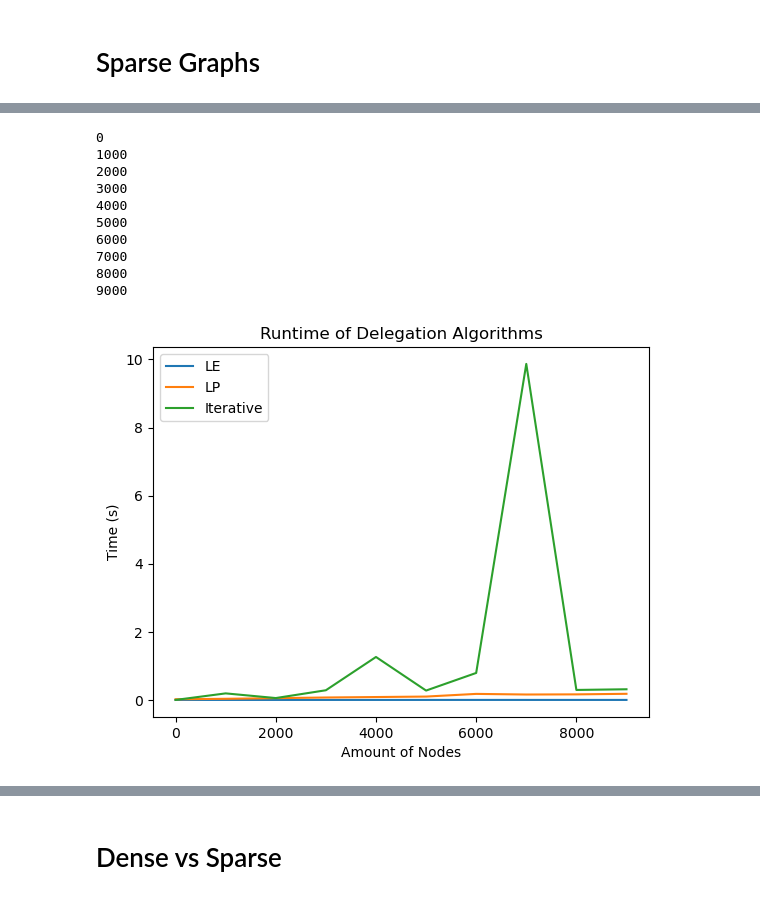
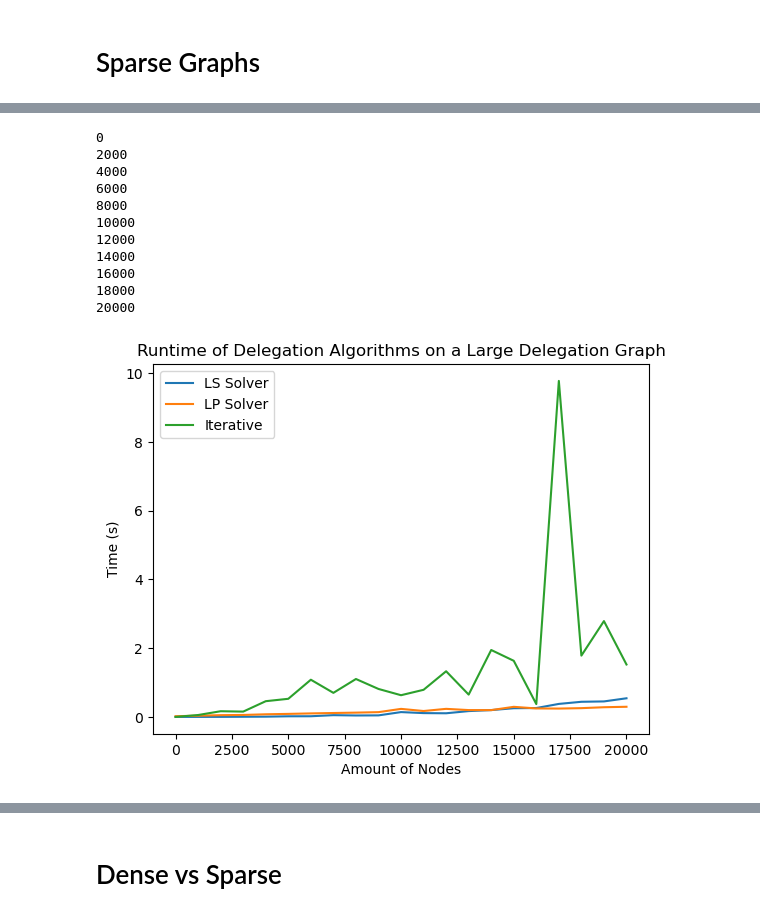
Before and after one commit to dedis/student_25_liquid_democracy, a Jupyter notebook: Benchmarking/runtime_exploration.ipynb, the cells around one changed output, grey strips where cells are left out. Cells and saved outputs as stored; diff of their text form; code cells hidden in the pictures.

```diff
--- a/Benchmarking/runtime_exploration.ipynb
+++ b/Benchmarking/runtime_exploration.ipynb
@@ -496,11 +527,11 @@ An exploration of this by inspecting the graph is in Goodnotes under Thesis/Benc
 ![Benchmark Plot](Figures/2025-05-05%20Benchmarks/0-3.5k%20noddes.png)
 # %%
 LOOPS = 5
-SEED = 0
 
-range_x = range(0, 10000, 1000)
+range_x = range(0, 20001, 1000)
 
 time_data_le = []
+nnz_le = []
 time_data_lp = []
 time_data_iterative = []
 
@@ -508,6 +539,7 @@ logger, handler = logger_creator.create_logger("benchmarking")
 
 for num_loops in range(1):
     times_le = []
+    nnz = []
     times_lp = []
     times_iterative = []
 
@@ -518,7 +550,7 @@ for num_loops in range(1):
         while countdown > 0:
             countdown -= 1
 
-            delegations_orig, nodes = create_delegation_graph(num_nodes, LOOPS, seed=SEED)
+            delegations_orig, nodes = create_delegation_graph(num_nodes, num_loops=LOOPS, seed=num_nodes)
             delegations= graph_tools.invert_graph(delegations_orig)
             try:
                 lp_model = lp.set_up(delegations, nodes)
@@ -551,7 +583,7 @@ for num_loops in range(1):
                 print("Mismatching powers in LP and Iterative. Check the log file for details.")
                 break
 
-        n = 1
+        n = 2
         if 0 <= num_nodes < 500:
             n = 100
         elif 500 <= num_nodes < 1000:
@@ -559,9 +591,10 @@ for num_loops in range(1):
 
         # LE
         le_model = le.set_up(delegations, nodes)
+        nnz.append(le_model[0].nnz)
         start_time = time.time()
-        # for _ in range(n):
-        #     le.solve(*le_model)
+        for _ in range(n):
+            le.solve(*le_model)
         end_time = time.time()
 
         times_le.append((end_time - start_time) / n)
@@ -585,6 +618,7 @@ for num_loops in range(1):
 
 
     time_data_le.append(times_le)
+    nnz_le.append(nnz)
     time_data_lp.append(times_lp)
     time_data_iterative.append(times_iterative)
 
@@ -592,28 +626,31 @@ logger.removeHandler(handler)
 handler.close()
 
 x = list(range_x)
-
-plt.clf()
-
-for i in range(len(time_data_lp)):
-    plt.plot(x, time_data_le[i], label=f"LE")
-    plt.plot(x, time_data_lp[i], label=f"LP")
-    plt.plot(x, time_data_iterative[i], label=f"Iterative")
-
-plt.legend()
-plt.xlabel("Amount of Nodes")
-plt.ylabel("Time (s)")
-plt.title("Runtime of Delegation Algorithms")
-plt.show()
 # %% [output]
 0
-1000
 2000
-3000
 4000
-5000
 6000
-7000
 8000
-9000
+10000
+12000
+14000
+16000
+18000
+20000
-[figure, removed]
+# %%
+plt.clf()
+
+for i in range(len(time_data_lp)):
+    plt.plot(x, time_data_le[i], label=f"LS Solver")
+    plt.plot(x, time_data_lp[i], label=f"LP Solver")
+    plt.plot(x, time_data_iterative[i], label=f"Iterative")
+
+
+plt.legend()
+plt.xlabel("Amount of Nodes")
+plt.ylabel("Time (s)")
+plt.title("Runtime of Delegation Algorithms on a Large Delegation Graph")
+plt.show()
+# %% [output]
+[figure, added]
```
Also changed, not shown: parts of 18 cells of this notebook, 14 other files.
